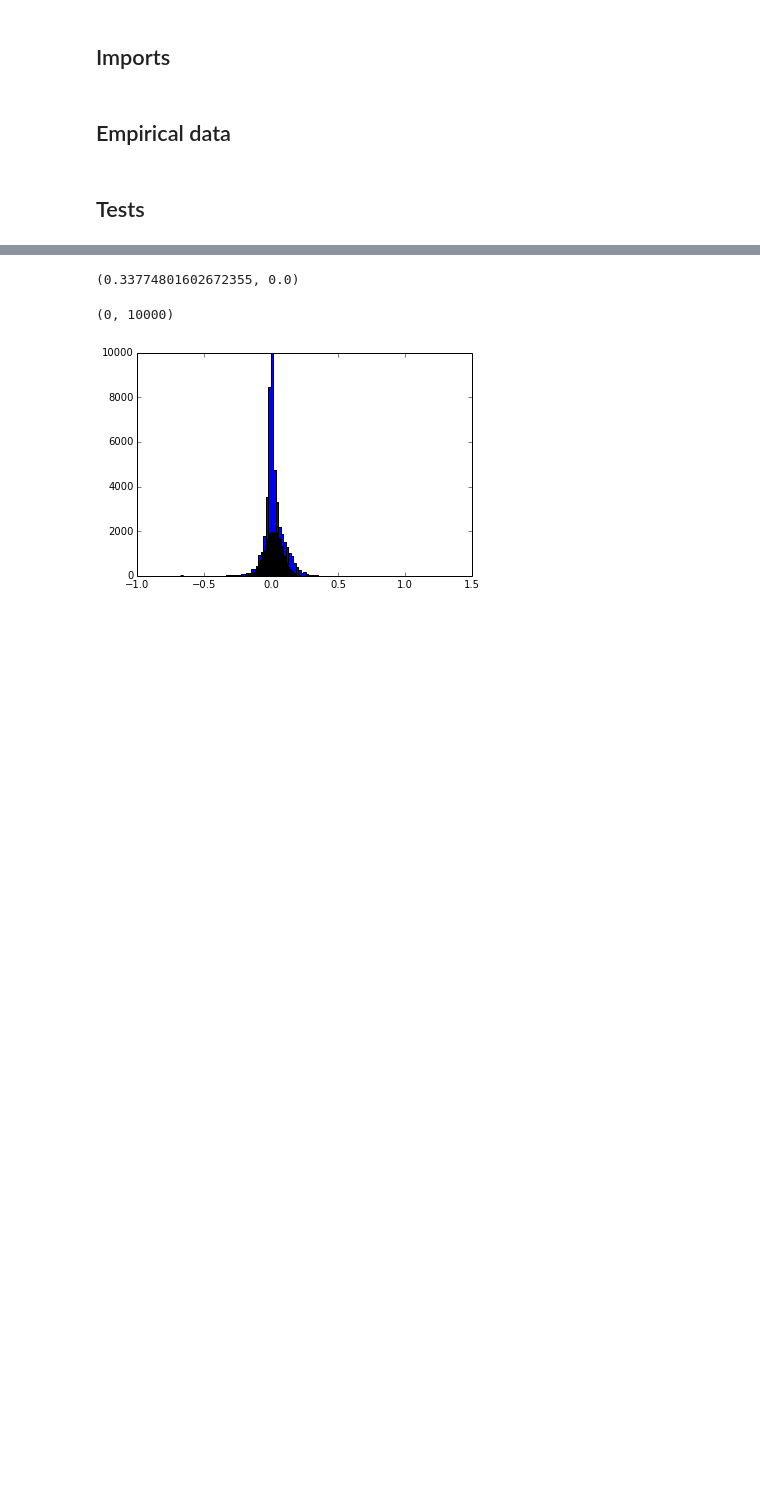
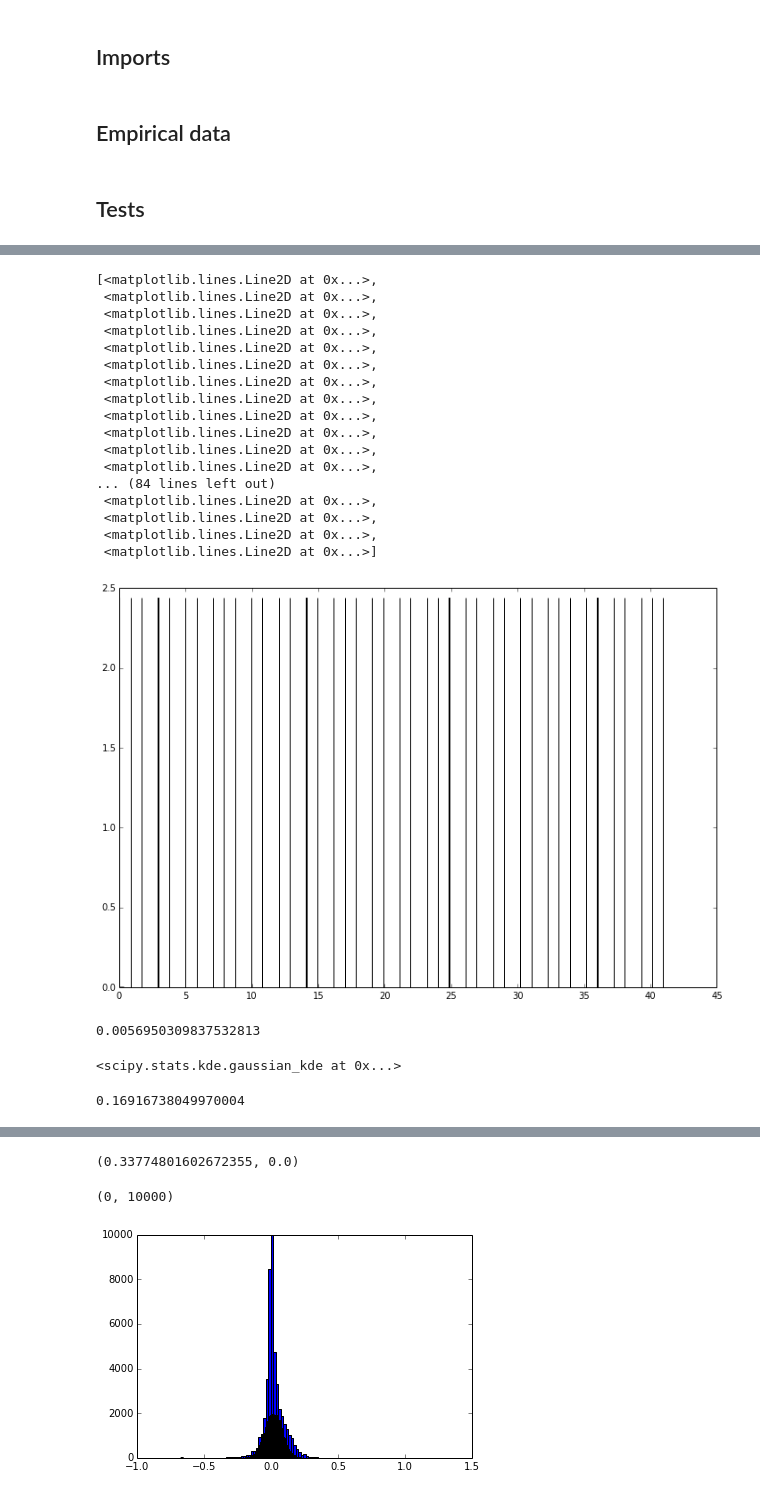
Before and after one commit to vankempen/Thesis, a Jupyter notebook: Simulation/Statistical Analysis.ipynb, the cells around one changed output, grey strips where cells are left out. Drawn from its saved outputs; the diff is of its cells as text; code cells hidden in the pictures; blank space fills up the shorter version.

```diff
--- a/Simulation/Statistical Analysis.ipynb
+++ b/Simulation/Statistical Analysis.ipynb
@@ -50,0 +108,32 @@ _ = stats.probplot(aRet, dist="logistic", plot=pylab)
+# %%
+bins, n, _ = hist(bb, bins=100, normed=True)
+ff = stats.norm.fit(bb)
+y = mlab.normpdf(bins, ff[0], ff[1])
+plot(bins, y)
+# %% [output]
+[<matplotlib.lines.Line2D at 0x...>,
+ <matplotlib.lines.Line2D at 0x...>,
+ <matplotlib.lines.Line2D at 0x...>,
+ <matplotlib.lines.Line2D at 0x...>,
+ <matplotlib.lines.Line2D at 0x...>,
+ <matplotlib.lines.Line2D at 0x...>,
+ <matplotlib.lines.Line2D at 0x...>,
+ <matplotlib.lines.Line2D at 0x...>,
+ <matplotlib.lines.Line2D at 0x...>,
+ <matplotlib.lines.Line2D at 0x...>,
+ <matplotlib.lines.Line2D at 0x...>,
+ <matplotlib.lines.Line2D at 0x...>,
+... (84 lines left out)
+ <matplotlib.lines.Line2D at 0x...>,
+ <matplotlib.lines.Line2D at 0x...>,
+ <matplotlib.lines.Line2D at 0x...>,
+ <matplotlib.lines.Line2D at 0x...>]
+[figure, added]
+# %%
+np.mean(bb)
+# %% [output]
+0.0056950309837532813
+# %%
+stats.gaussian_kde(bb)
+# %% [output]
+<scipy.stats.kde.gaussian_kde at 0x...>
@@ -51,3 +147,7 @@ _ = stats.probplot(aRet, dist="logistic", plot=pylab)
+# %%
+density.scotts_factor()
+# %% [output]
+0.16916738049970004
 # %%
 fig = qqplot_2samples(aRet, np.random.choice(bRet, aRet.shape[0]))
 _ = title("hello")
```
Also changed, not shown: parts of 14 cells of this notebook, 4 other files.
